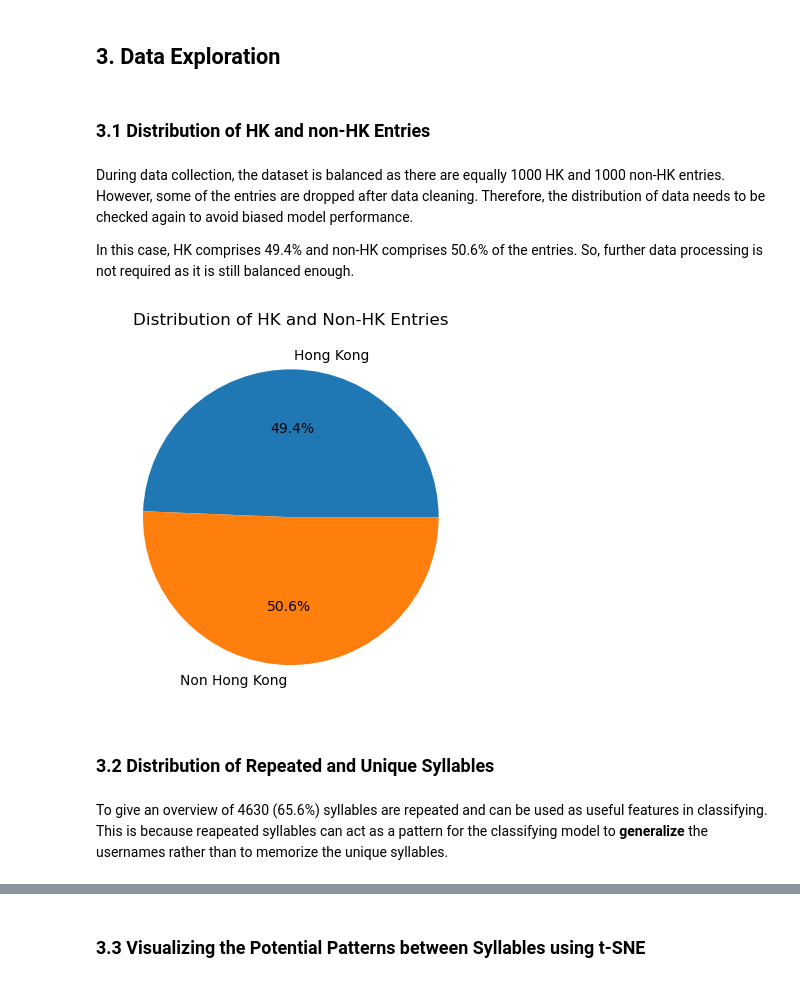
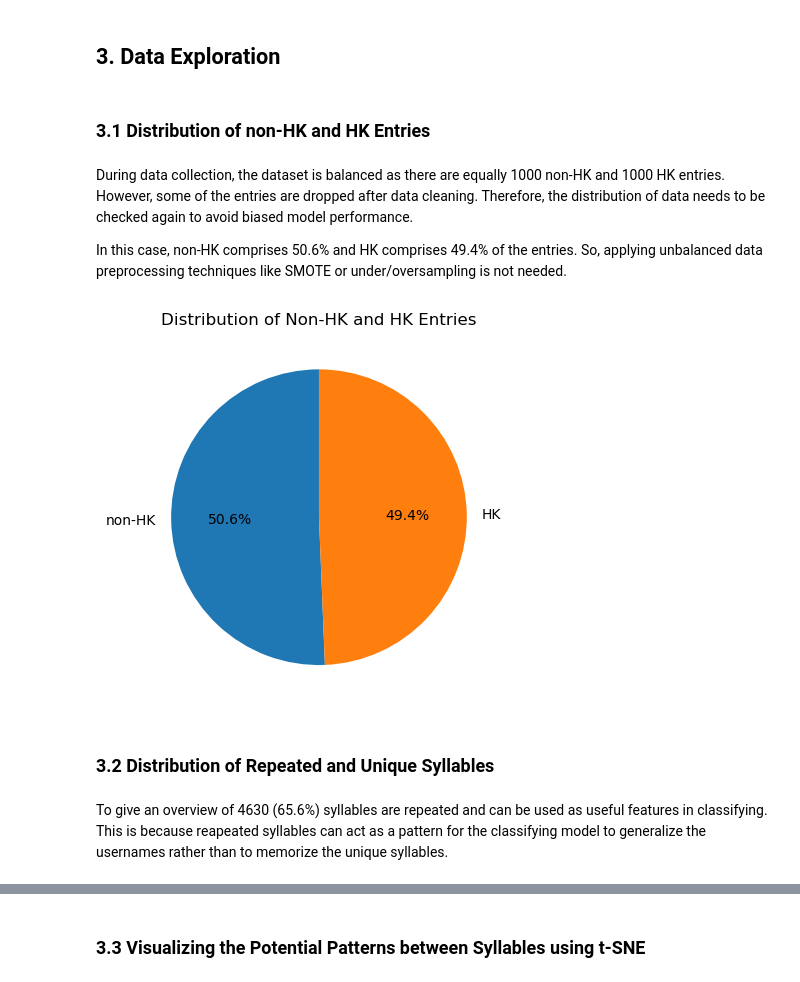
Before and after one commit to kuntiniong/HK-Insta-Identifier, a Jupyter notebook: hk_ig_clf.ipynb, the cells around one changed output, grey strips where cells are left out. Saved outputs shown, nothing was run; the diff lists cells and outputs as text; code cells hidden in the pictures.

```diff
--- a/hk_ig_clf.ipynb
+++ b/hk_ig_clf.ipynb
@@ -74,9 +96,9 @@ datasets_folder_path = os.path.join(os.getcwd(), 'datasets')
 os.chdir(datasets_folder_path)
 # %%
 hongkong_username_df = pd.read_csv("hongkong_username.csv")
-hongkong_username_df["Hong Kong"] = True
+hongkong_username_df["Hong Kong"] = 1
 non_hongkong_username_df = pd.read_csv("non_hongkong_username.csv")
-non_hongkong_username_df["Hong Kong"] = False
+non_hongkong_username_df["Hong Kong"] = 0
 
 df = pd.concat([hongkong_username_df, non_hongkong_username_df], axis = 0, ignore_index = True)
 df = df.drop(df.columns[0], axis = 1)
@@ -186,23 +213,25 @@ X
 # %% [markdown]
 ## 3. Data Exploration
 # %% [markdown]
-### 3.1 Distribution of HK and non-HK Entries
+### 3.1 Distribution of non-HK and HK Entries
 # %% [markdown]
-During data collection, the dataset is balanced as there are equally 1000 HK and 1000 non-HK entries. However, some of the entries are dropped after data cleaning. Therefore, the distribution of data needs to be checked again to avoid biased model performance.
+During data collection, the dataset is balanced as there are equally 1000 non-HK and 1000 HK entries. However, some of the entries are dropped after data cleaning. Therefore, the distribution of data needs to be checked again to avoid biased model performance.
 
-In this case, HK comprises 49.4% and non-HK comprises 50.6% of the entries. So, further data processing is not required as it is still balanced enough.
+In this case, non-HK comprises 50.6% and HK comprises 49.4% of the entries. So, applying unbalanced data preprocessing techniques like SMOTE or under/oversampling is not needed.
 # %%
+# data
 def getData(hk):
   return len(df.loc[(df['Hong Kong'] == hk), 'Hong Kong'])
 
-plt.pie([getData(1), getData(0)],
-        labels = ['Hong Kong', 'Non Hong Kong'], autopct = '%1.1f%%')
-plt.title("Distribution of HK and Non-HK Entries")
-plt.show()
+# plot
+plt.title("Distribution of Non-HK and HK Entries")
+plt.pie([getData(0), getData(1)],
+        labels = ['non-HK', 'HK'],
+        autopct = '%1.1f%%', startangle=90);
 # %% [output]
-[figure, old version]
+[figure, new version]
 # %% [markdown]
 ### 3.2 Distribution of Repeated and Unique Syllables
 # %% [markdown]
-To give an overview of 4630 (65.6%) syllables are repeated and can be used as useful features in classifying. <br> This is because reapeated syllables can act as a pattern for the classifying model to **generalize** the usernames rather than to memorize the unique syllables.
+To give an overview of 4630 (65.6%) syllables are repeated and can be used as useful features in classifying. <br> This is because reapeated syllables can act as a pattern for the classifying model to generalize the usernames rather than to memorize the unique syllables.
 # %%
```
Also changed, not shown: parts of 39 cells of this notebook.
